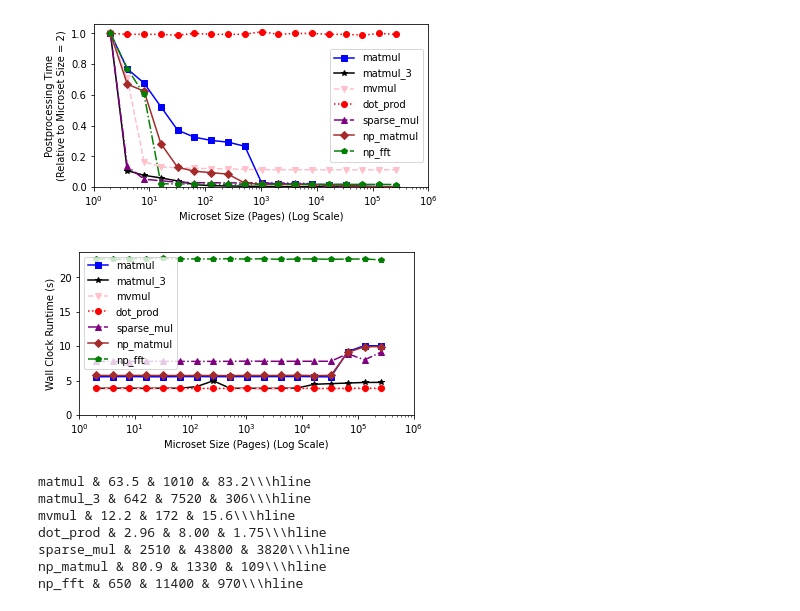
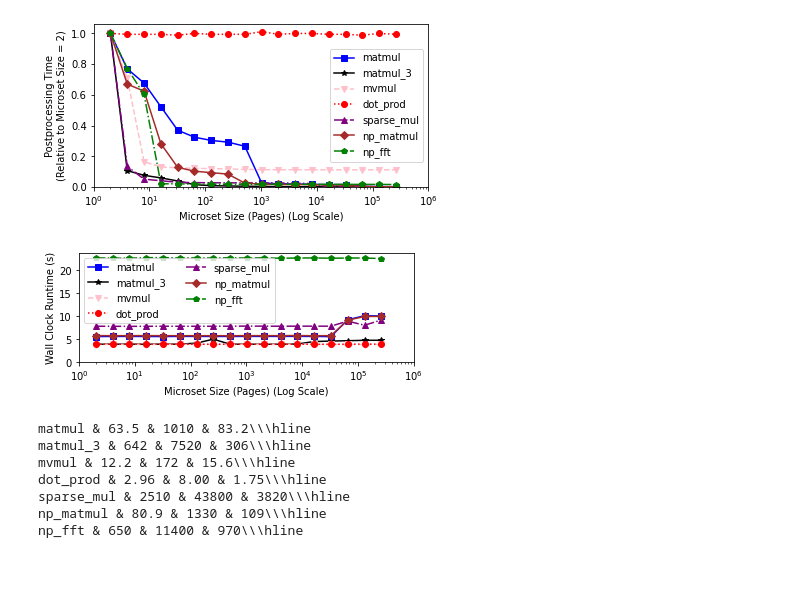
Before and after one commit to samkumar/prefetching-data, a Jupyter notebook: tracing-data/tracing.ipynb, the cells around one changed output. Cells and saved outputs as stored; diff of their text form; code cells hidden in the pictures; blank space fills up the shorter version.

```diff
--- a/tracing-data/tracing.ipynb
+++ b/tracing-data/tracing.ipynb
@@ -198,25 +198,25 @@ plt.show()
 # %% [output]
 [figure]
 # %%
-plt.figure(figsize = (6, 3))
+plt.figure(figsize = (6, 2))
 
 for i, workload in enumerate(workloads):
     sweep = parse_sweep(workload, "runtime", "tracing_results_uset")
     plt.plot(US_SIZES, [sweep.by_uss_ratio[(us_size, FIXED_RATIO)].wall_clock_time for us_size in US_SIZES], **styles[i])
 
-plt.legend(loc=2)
+plt.legend(ncol=2)
 
 plt.xlabel("Microset Size (Pages) (Log Scale)")
 plt.ylabel("Wall Clock Runtime (s)")
 
 plt.xscale("log")
 
 plt.xlim(left = 1, right = 10 ** 6)
 plt.ylim(bottom = 0)
 
 plt.show()
 # %% [output]
-[figure, old version]
+[figure, new version]
 # %%
 def smart_round(number):
     if number >= 100:
```
Also changed, not shown: parts of 3 cells of this notebook, 2 other files.
